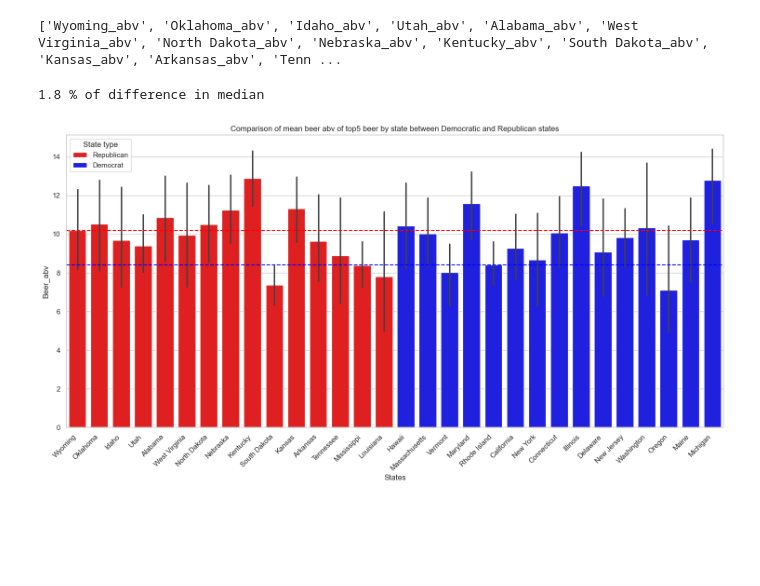
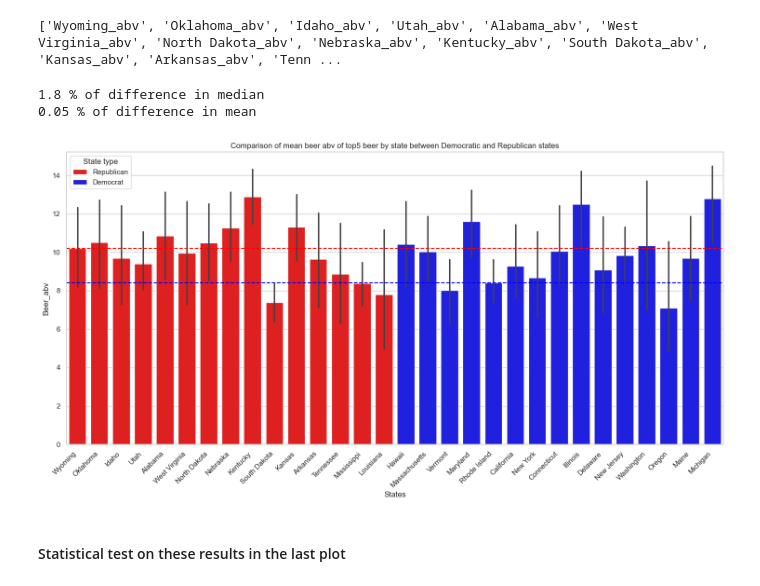
Before and after one commit to epfl-ada/ada-2024-project-casiervert952, a Jupyter notebook: results_SAMUEL.ipynb, the cells around one changed output. Drawn from its saved outputs; the diff is of its cells as text; code cells hidden in the pictures; blank space fills up the shorter version.

```diff
--- a/results_SAMUEL.ipynb
+++ b/results_SAMUEL.ipynb
@@ -973,22 +926,33 @@ df_combined = pd.concat([republican_long, democrat_long])
+# %%
+#Create df_combined for the plot
+df_combined = create_df_combined_for_plot(df_republican=pd_top_republican_abv,df_democrat=pd_top_democrat_abv,topn_republican=topn_republican,topn_democrat=topn_democrat,list_rep_states=list_rep_abv,list_dem_states=list_dem_abv,str_case='Beer abv')
 # %%
 # Create graphic
 plt.figure(figsize = (15, 8))
 sns.barplot(data = df_combined, x = 'State', y = 'Beer abv', hue = 'State type', palette = {'Democrat': 'blue', 'Republican': 'red'})
+#Compute mean and median
 median_rep = df_combined[df_combined['State type'] == 'Republican']['Beer abv'].median()
 median_dem = df_combined[df_combined['State type'] == 'Democrat']['Beer abv'].median()
+mean_rep = df_combined[df_combined['State type'] == 'Republican']['Beer abv'].mean()
+mean_dem = df_combined[df_combined['State type'] == 'Democrat']['Beer abv'].mean()
 print(round(abs(median_dem - median_rep), 2), '% of difference in median')
+print(round(abs(mean_dem - mean_rep), 2), '% of difference in mean')
 plt.axhline(y = median_rep, color = 'red', linestyle = '--')
 plt.axhline(y = median_dem, color = 'blue', linestyle = '--')
+
 # personnalize graphic
 plt.title('Comparison of mean beer abv of top5 beer by state between Democratic and Republican states')
 plt.xlabel('States')
 plt.ylabel('Beer_abv')
 plt.xticks(rotation = 45, ha = 'right')  # rotate labels for better readability
 plt.legend(title = 'State type')
 
 # display
 plt.tight_layout()
 plt.show()
 # %% [output]
 1.8 % of difference in median
+0.05 % of difference in mean
-[figure, old version]
+[figure, new version]
+# %% [markdown]
+#### Statistical test on these results in the last plot
```
Also changed, not shown: parts of 29 cells of this notebook, 1 other file.
